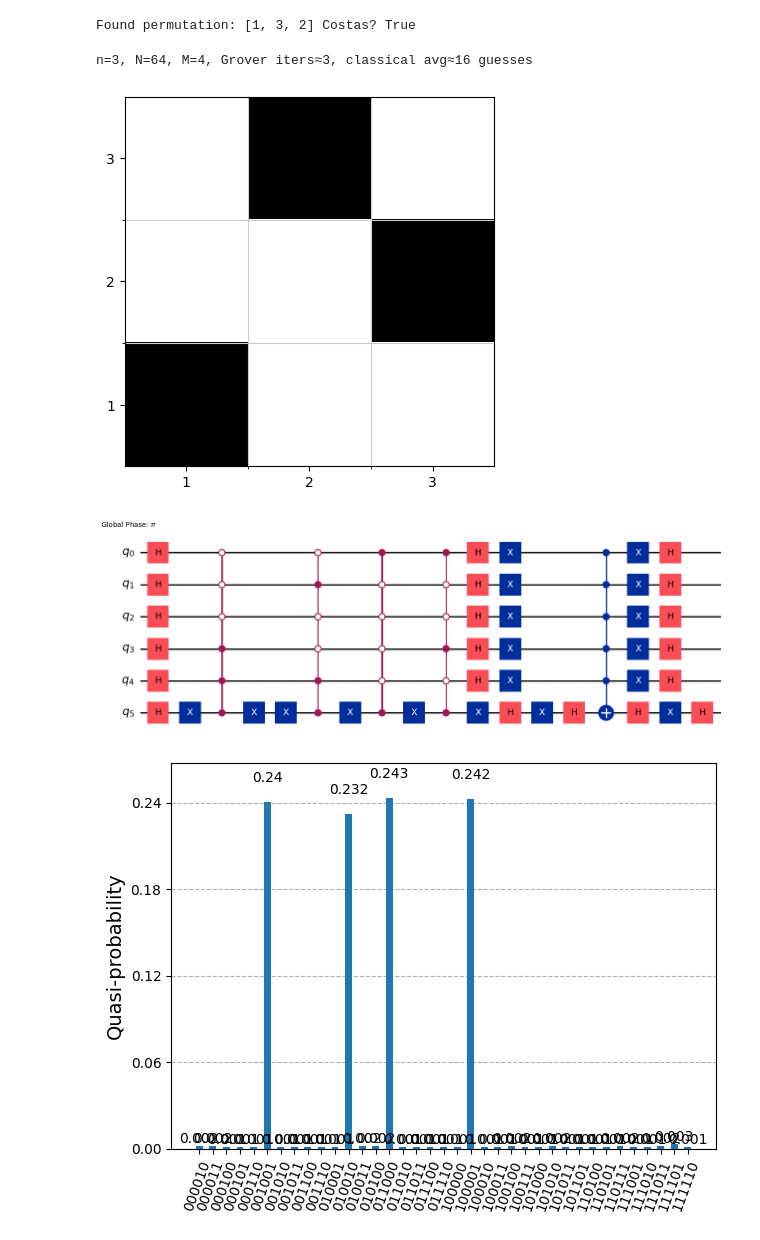
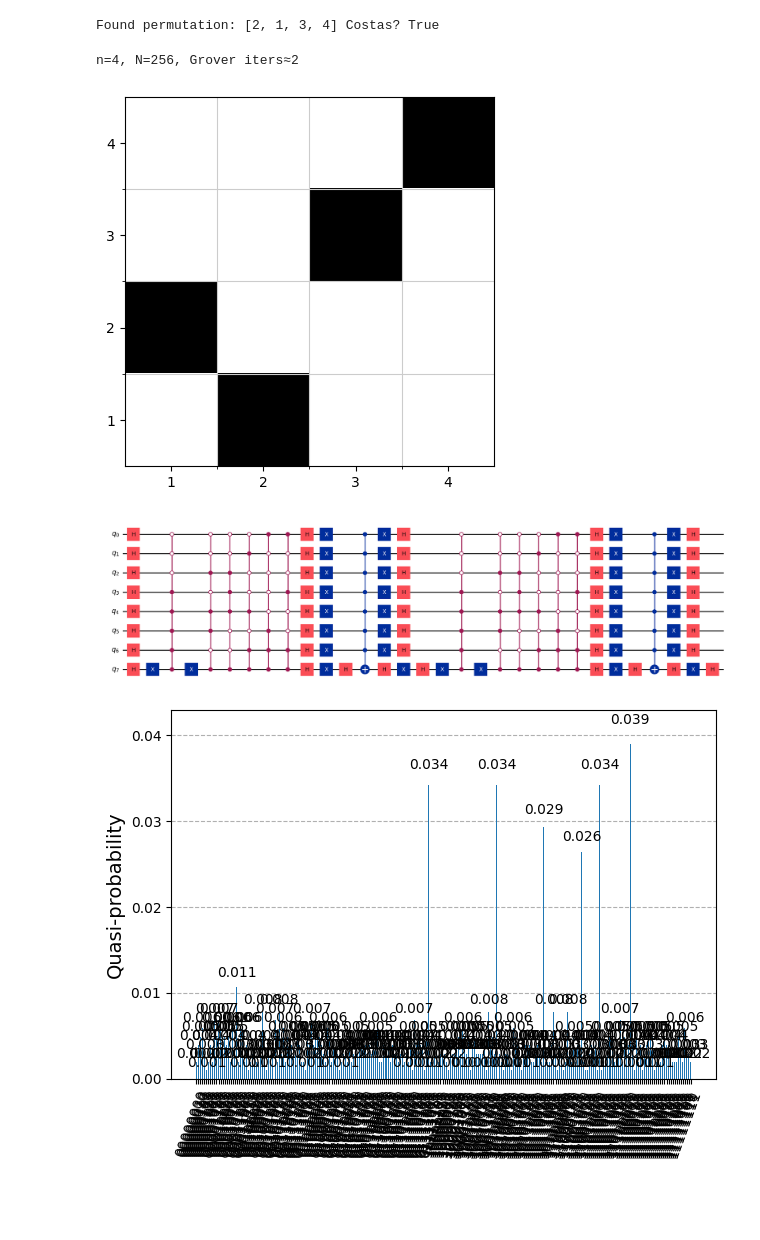
Before and after one commit to splch/qcostas, a Jupyter notebook: example.ipynb, the cells around one changed output. Drawn from its saved outputs; the diff is of its cells as text; code cells hidden in the pictures; blank space fills up the shorter version.

Commit message:
Refactor CostasResult to include iterations and enhance costas_oracle for improved clarity and functionality

```diff
--- a/example.ipynb
+++ b/example.ipynb
@@ -5,12 +5,11 @@ import matplotlib.pyplot as plt
 from qiskit.visualization import plot_histogram
 from qcostas import generate_costas, plot_costas
 # %%
-n = 3
+n = 4
 
 costas_result = generate_costas(n)
 N = costas_result.N
-M = costas_result.M
-r = costas_result.r
+r = costas_result.iterations
 permutation = costas_result.permutation
 is_costas = costas_result.is_costas
 grover = costas_result.grover
@@ -19,18 +18,18 @@ result = costas_result.result
 
 print("Found permutation:", permutation, "Costas?", is_costas)
 # %% [output]
-Found permutation: [1, 3, 2] Costas? True
+Found permutation: [2, 1, 3, 4] Costas? True
 # %%
-print(f"n={n}, N={N}, M={M}, Grover iters≈{r}, classical avg≈{N//M} guesses")
+print(f"n={n}, N={N}, Grover iters≈{r}")
 
 plot_costas(permutation)
-grover.construct_circuit(problem=problem, power=1).decompose(
+grover.construct_circuit(problem=problem, power=r).decompose(
     gates_to_decompose=["Q", "CostasOracle"], reps=3
 ).draw("mpl", fold=-1)
-plot_histogram(result.circuit_results)
+plot_histogram(result.circuit_results[-1]) # type: ignore
 plt.show()
 # %% [output]
-n=3, N=64, M=4, Grover iters≈3, classical avg≈16 guesses
+n=4, N=256, Grover iters≈2
-[figure, old version]
+[figure, new version]
-[figure, old version]
+[figure, new version]
-[figure, old version]
+[figure, new version]
```
Also changed, not shown: 1 other file.
